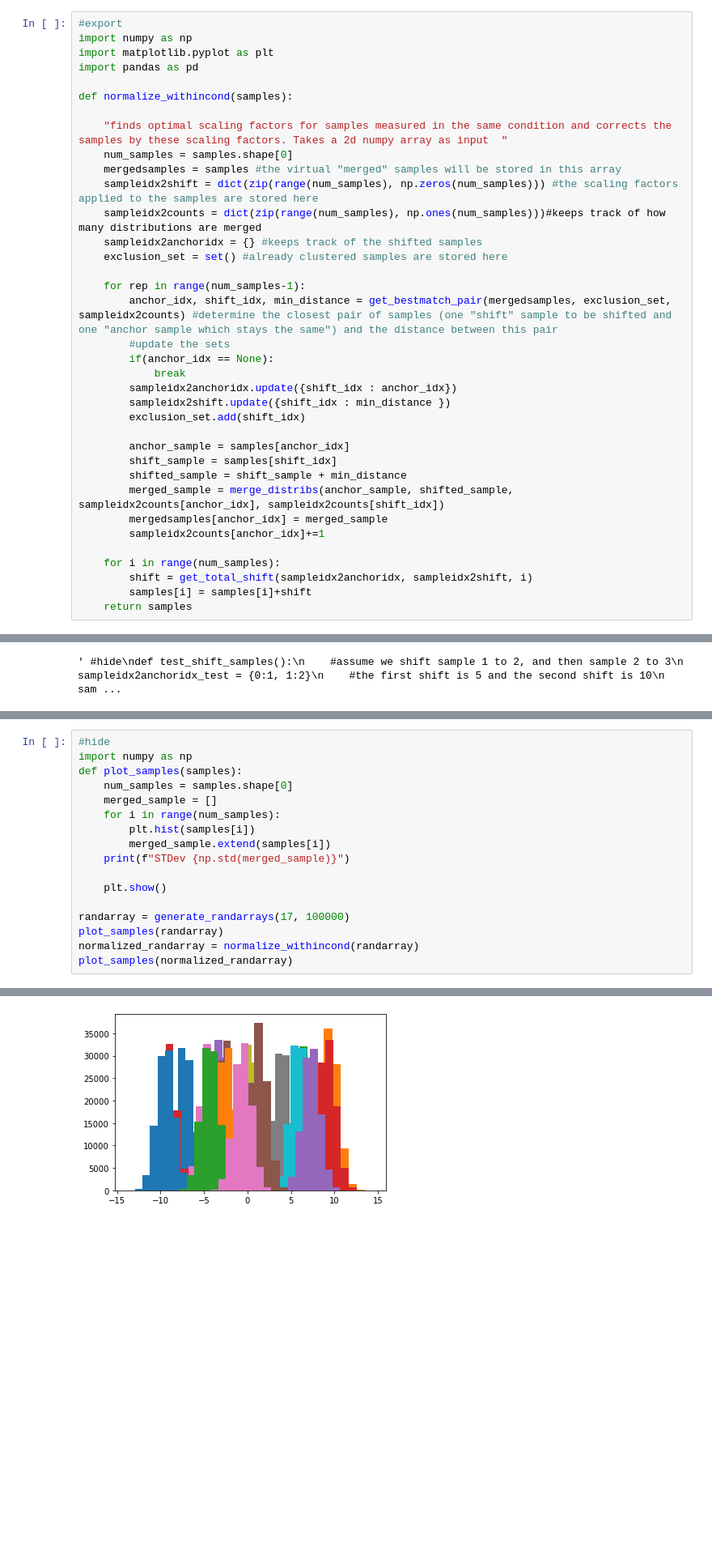
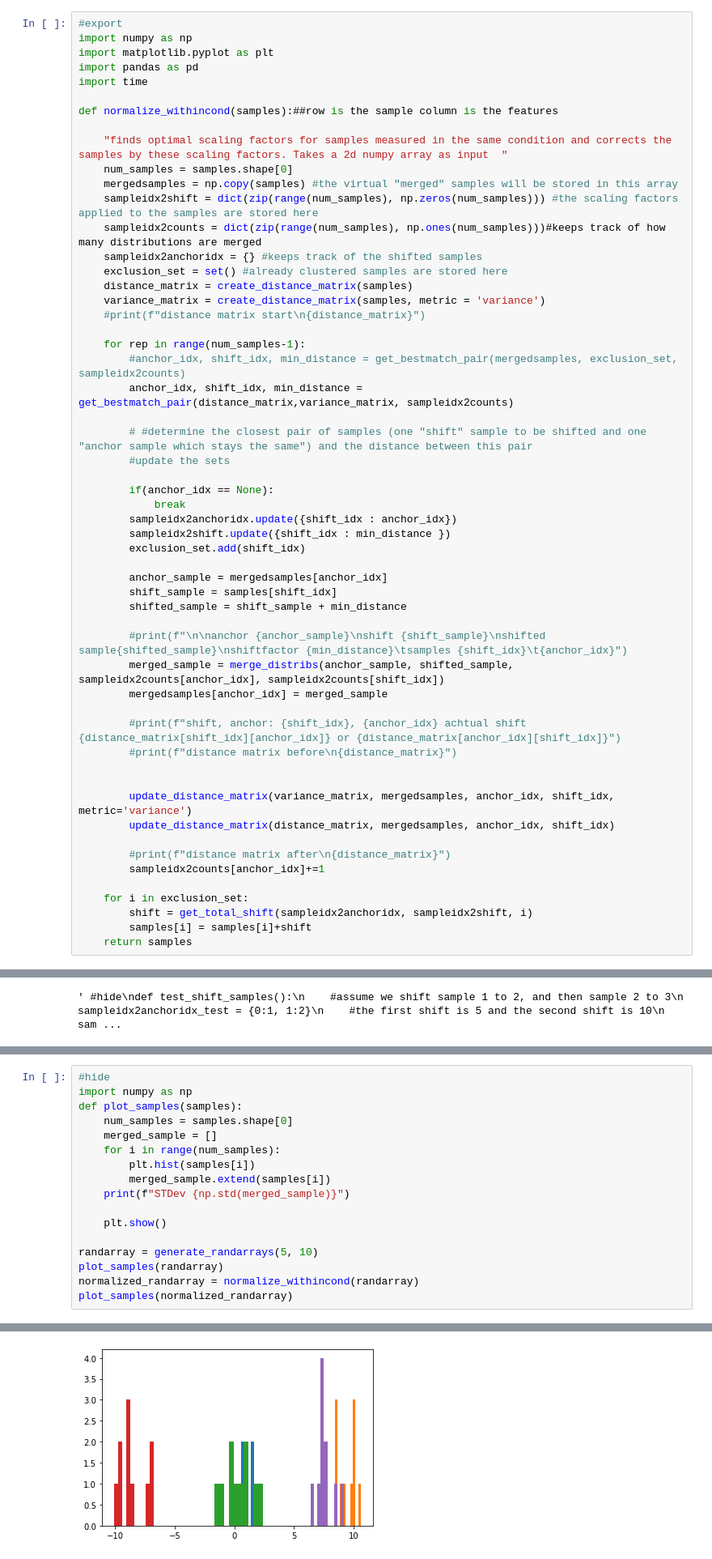
Before and after one commit to MannLabs/alphaquant, a Jupyter notebook: 02_normalization.ipynb, the cells around one changed output, grey strips where cells are left out. Shown at 81% size. Drawn from its saved outputs; the diff is of its cells as text; blank space fills up the shorter version.

```diff
--- a/02_normalization.ipynb
+++ b/02_normalization.ipynb
@@ -30,34 +30,53 @@ We want to ensure that systematic changes between within-condition samples are c
 import numpy as np
 import matplotlib.pyplot as plt
 import pandas as pd
+import time
 
-def normalize_withincond(samples):
+def normalize_withincond(samples):##row is the sample column is the features
 
     "finds optimal scaling factors for samples measured in the same condition and corrects the samples by these scaling factors. Takes a 2d numpy array as input  "
     num_samples = samples.shape[0]
-    mergedsamples = samples #the virtual "merged" samples will be stored in this array
+    mergedsamples = np.copy(samples) #the virtual "merged" samples will be stored in this array
     sampleidx2shift = dict(zip(range(num_samples), np.zeros(num_samples))) #the scaling factors applied to the samples are stored here
     sampleidx2counts = dict(zip(range(num_samples), np.ones(num_samples)))#keeps track of how many distributions are merged
     sampleidx2anchoridx = {} #keeps track of the shifted samples
     exclusion_set = set() #already clustered samples are stored here
+    distance_matrix = create_distance_matrix(samples)
+    variance_matrix = create_distance_matrix(samples, metric = 'variance')
+    #print(f"distance matrix start\n{distance_matrix}")
 
     for rep in range(num_samples-1):
-        anchor_idx, shift_idx, min_distance = get_bestmatch_pair(mergedsamples, exclusion_set, sampleidx2counts) #determine the closest pair of samples (one "shift" sample to be shifted and one "anchor sample which stays the same") and the distance between this pair
+        #anchor_idx, shift_idx, min_distance = get_bestmatch_pair(mergedsamples, exclusion_set, sampleidx2counts)
+        anchor_idx, shift_idx, min_distance = get_bestmatch_pair(distance_matrix,variance_matrix, sampleidx2counts)
+
+        # #determine the closest pair of samples (one "shift" sample to be shifted and one "anchor sample which stays the same") and the distance between this pair
         #update the sets
+
         if(anchor_idx == None):
             break
         sampleidx2anchoridx.update({shift_idx : anchor_idx})
         sampleidx2shift.update({shift_idx : min_distance })
         exclusion_set.add(shift_idx)
 
-        anchor_sample = samples[anchor_idx]
+        anchor_sample = mergedsamples[anchor_idx]
         shift_sample = samples[shift_idx]
         shifted_sample = shift_sample + min_distance
+
+        #print(f"\n\nanchor {anchor_sample}\nshift {shift_sample}\nshifted sample{shifted_sample}\nshiftfactor {min_distance}\tsamples {shift_idx}\t{anchor_idx}")
         merged_sample = merge_distribs(anchor_sample, shifted_sample, sampleidx2counts[anchor_idx], sampleidx2counts[shift_idx])
         mergedsamples[anchor_idx] = merged_sample
+
+        #print(f"shift, anchor: {shift_idx}, {anchor_idx} achtual shift {distance_matrix[shift_idx][anchor_idx]} or {distance_matrix[anchor_idx][shift_idx]}")
+        #print(f"distance matrix before\n{distance_matrix}")
+
+
+        update_distance_matrix(variance_matrix, mergedsamples, anchor_idx, shift_idx, metric='variance')
+        update_distance_matrix(distance_matrix, mergedsamples, anchor_idx, shift_idx)
+
+        #print(f"distance matrix after\n{distance_matrix}")
         sampleidx2counts[anchor_idx]+=1
 
-    for i in range(num_samples):
+    for i in exclusion_set:
         shift = get_total_shift(sampleidx2anchoridx, sampleidx2shift, i)
         samples[i] = samples[i]+shift
     return samples
@@ -206,7 +309,7 @@ def plot_samples(samples):
 
     plt.show()
 
-randarray = generate_randarrays(17, 100000)
+randarray = generate_randarrays(5, 10)
 plot_samples(randarray)
 normalized_randarray = normalize_withincond(randarray)
 plot_samples(normalized_randarray)
@@ -234 +334 @@ STDev 0.9997935958245523
-[figure, old version]
+[figure, new version]
```
Also changed, not shown: parts of 10 cells of this notebook, 25 other files.
